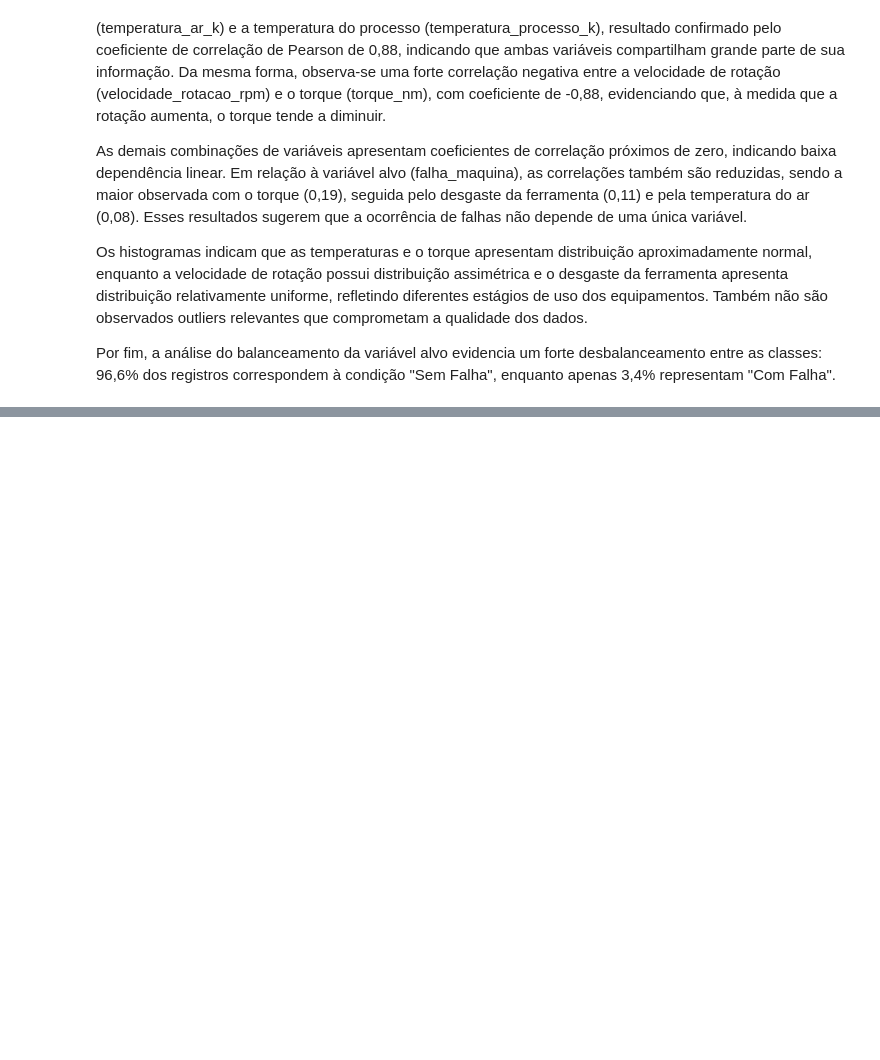
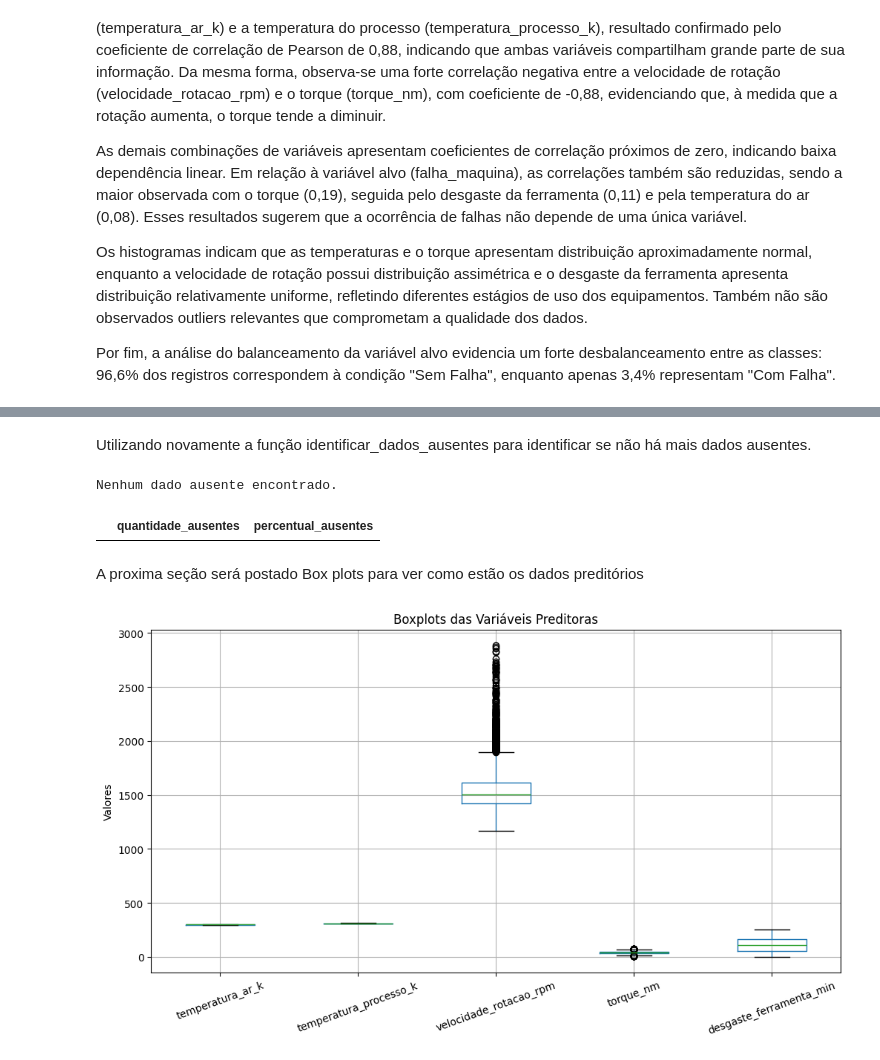
Before and after one commit to senapalm/predictive-maintenance, a Jupyter notebook: notebooks/projeto_final_sena.ipynb, the cells around one changed output, grey strips where cells are left out. Drawn from its saved outputs; the diff is of its cells as text; code cells hidden in the pictures; blank space fills up the shorter version.

```diff
--- a/notebooks/projeto_final_sena.ipynb
+++ b/notebooks/projeto_final_sena.ipynb
@@ -105,0 +227,15 @@ Por fim, a análise do balanceamento da variável alvo evidencia um forte desbal
+# %% [markdown]
+Utilizando novamente a função identificar_dados_ausentes para identificar se não há mais dados ausentes.
+# %%
+display(identificar_dados_ausentes(df_processado))
+# %% [output]
+Nenhum dado ausente encontrado.
+|  | quantidade_ausentes | percentual_ausentes |
+# %% [markdown]
+A proxima seção será postado Box plots para ver como estão os dados preditórios
+# %%
+from src.phase02_preprocessing import plotar_boxplots
+
+plotar_boxplots(df)
+# %% [output]
+[figure, added]
```
Also changed, not shown: parts of 17 cells of this notebook, 1 other file.
